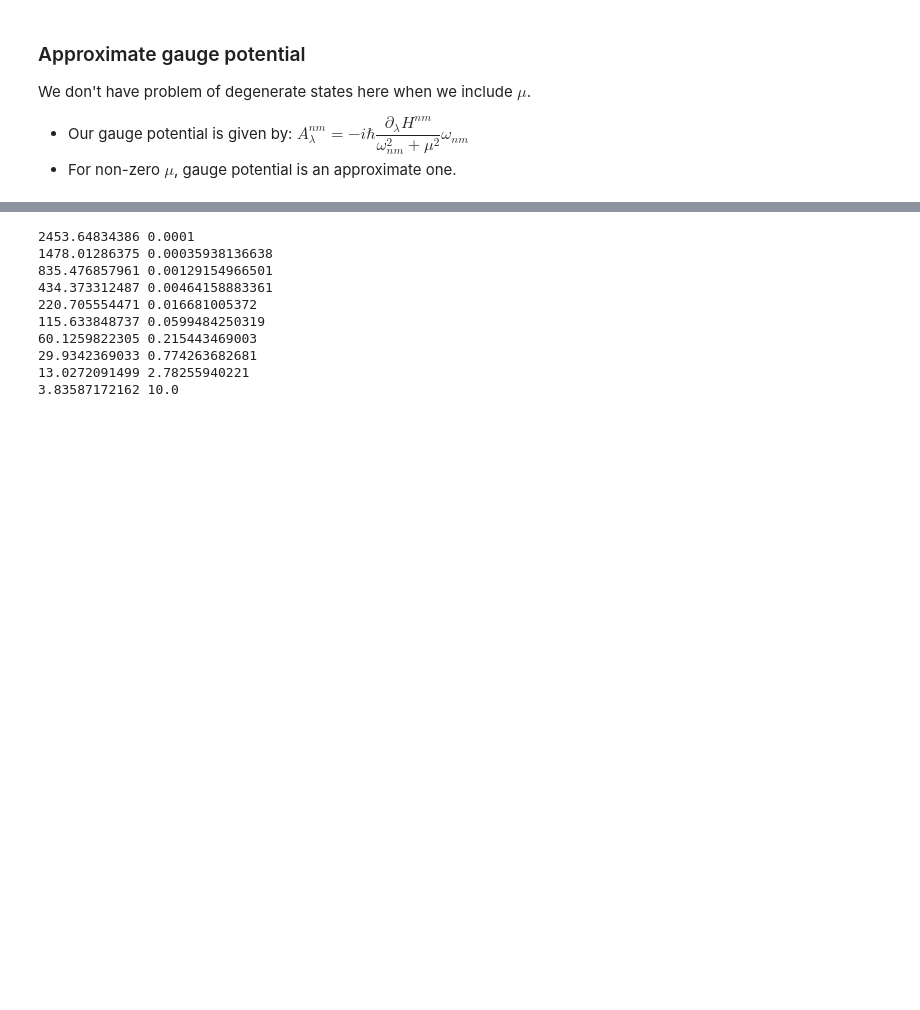
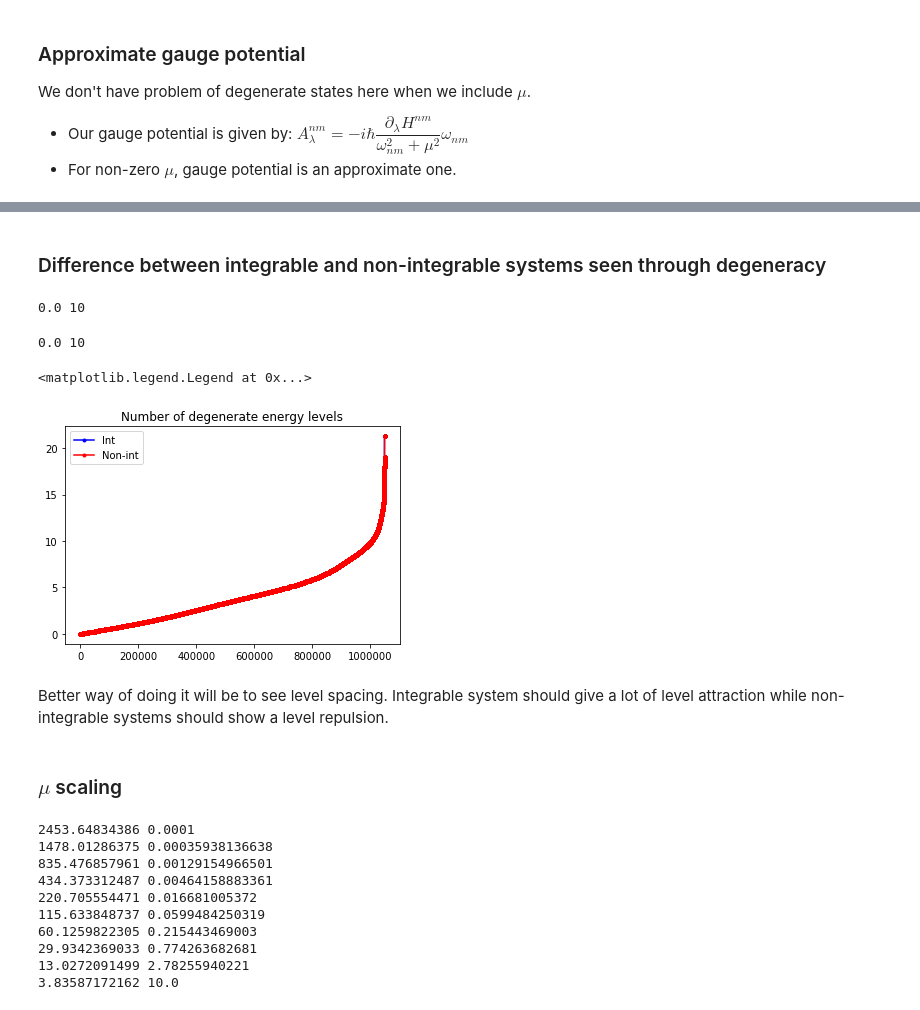
Before and after one commit to alexandreday/counterdiabatic-driving, a Jupyter notebook: zero_denom/norm_guage_potential.ipynb, the cells around one changed output, grey strips where cells are left out. Drawn from its saved outputs; the diff is of its cells as text; code cells hidden in the pictures; blank space fills up the shorter version.

```diff
--- a/zero_denom/norm_guage_potential.ipynb
+++ b/zero_denom/norm_guage_potential.ipynb
@@ -299,3 +376,36 @@ plt.grid()
+# %% [markdown]
+### Difference between integrable and non-integrable systems seen through degeneracy
+# %%
+H=Ham_int(L)
+E,V= H.eigh()
+wij = (np.outer(E,np.ones(2**L))-np.outer(np.ones(2**L),E))
+print np.min(np.abs(wij+ np.identity(2**L))), L
+a=wij+ np.identity(2**L)
+x= np.sort(abs(a), axis=None)
+# %% [output]
+0.0 10
+# %%
+H=Ham_nonint(L)
+E_nonint,V= H.eigh()
+wij_nonint = (np.outer(E,np.ones(2**L))-np.outer(np.ones(2**L),E))
+print np.min(np.abs(wij+ np.identity(2**L))), L
+a_nonint=wij_nonint+ np.identity(2**L)
+x_nonint= np.sort(abs(a_nonint), axis=None)
+# %% [output]
+0.0 10
+# %%
+x_in=np.arange(0,len(x))
+plt.plot(x_in, x, 'b.-', label='Int')
+plt.plot(x_in, x_nonint, 'r.-', label='Non-int')
+plt.title('Number of degenerate energy levels')
+plt.legend()
+# %% [output]
+<matplotlib.legend.Legend at 0x...>
+[figure, added]
+# %% [markdown]
+Better way of doing it will be to see level spacing. Integrable system should give a lot of level attraction while non-integrable systems should show a level repulsion.
+# %% [markdown]
+### $\mu$ scaling
 # %%
 muTot=10
 mu_arr=np.logspace(-4,1.0,muTot)
```
Also changed, not shown: parts of 25 cells of this notebook, 5 other files.
